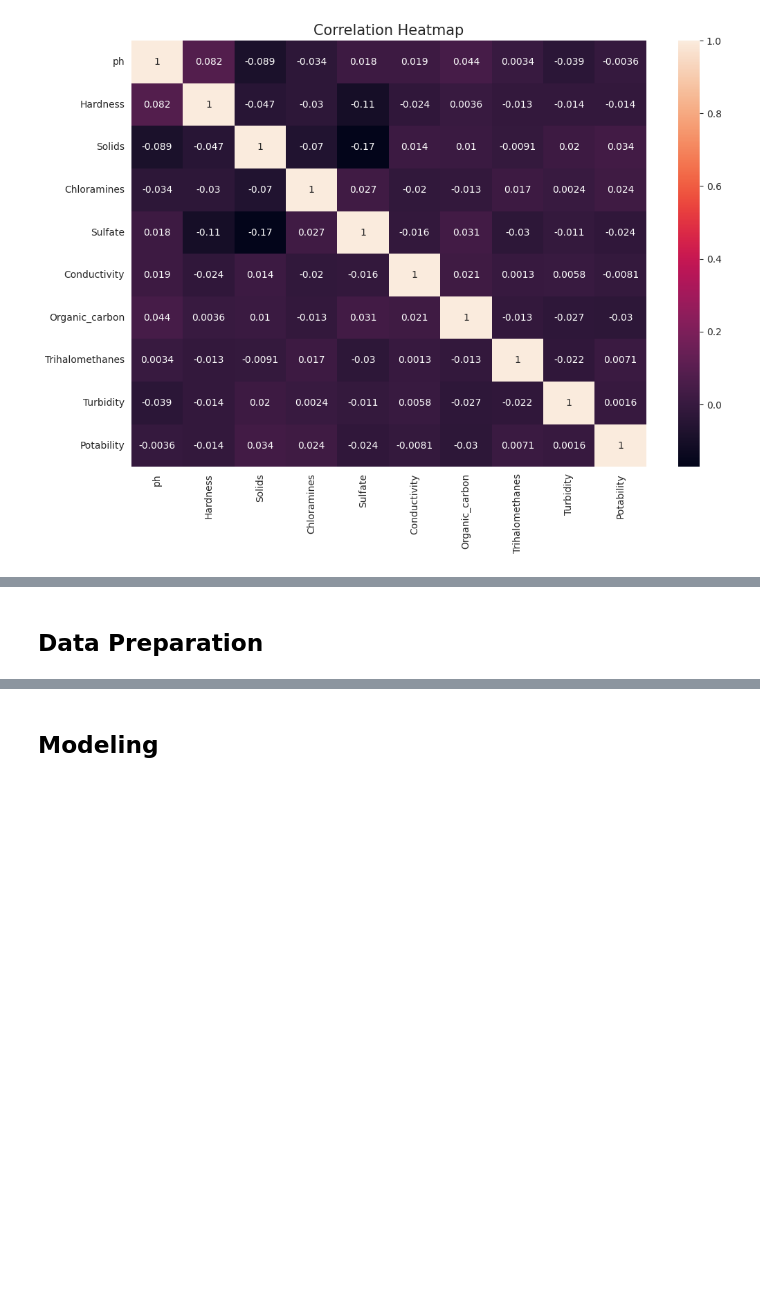
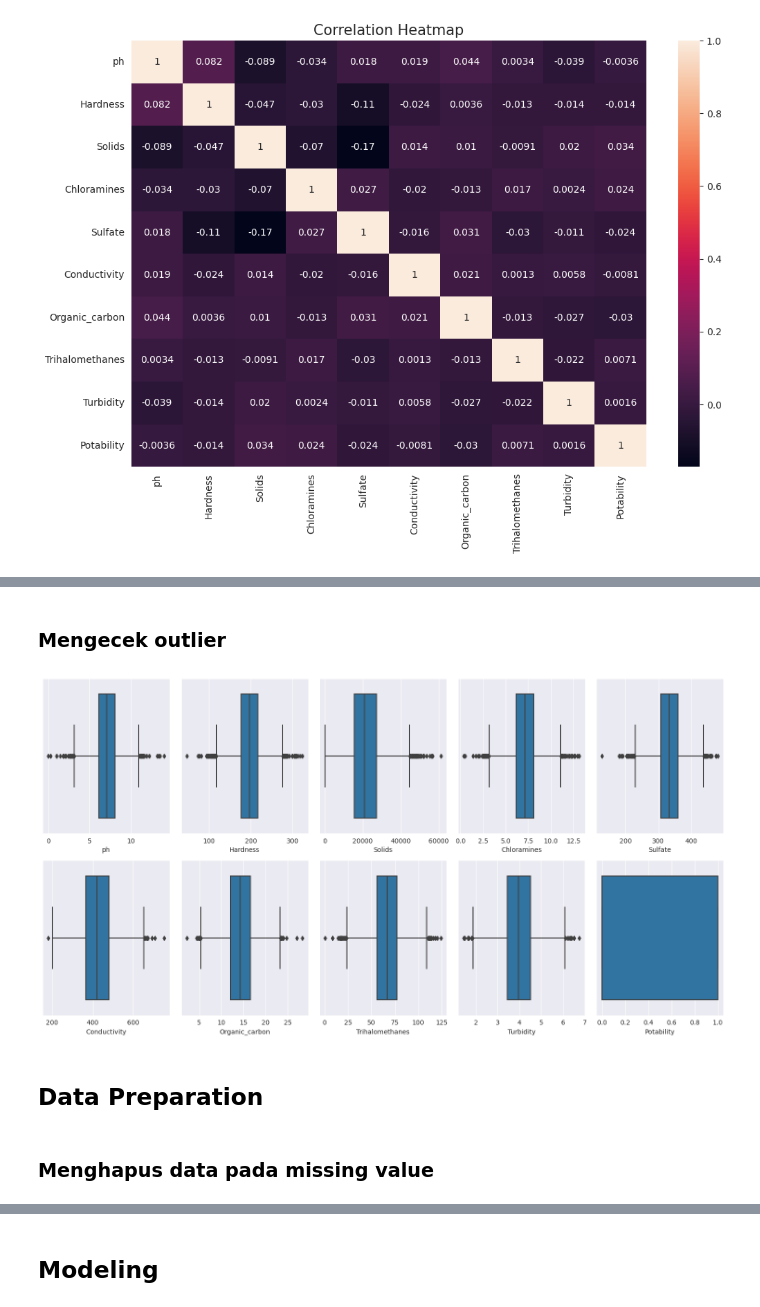
Before and after one commit to Refanz/water-quality-ml, a Jupyter notebook: notebook.ipynb, the cells around one changed output, grey strips where cells are left out. Cells and saved outputs as stored; diff of their text form; code cells hidden in the pictures; blank space fills up the shorter version.

```diff
--- a/notebook.ipynb
+++ b/notebook.ipynb
@@ -94,2 +122,17 @@ plt.show()
+# %% [markdown]
+### Mengecek outlier
+# %%
+fig, axes = plt.subplots(2, 5, figsize=(15, 8))
+axes = axes.flatten()
+
+for i, col in enumerate(features):
+    sns.boxplot(x=water_quality_df[col], ax=axes[i])
+
+plt.tight_layout()
+plt.show()
+# %% [output]
+[figure, added]
 # %% [markdown]
 ## Data Preparation
+# %% [markdown]
+### Menghapus data pada missing value
```
Also changed, not shown: parts of 32 cells of this notebook, 1 other file.
